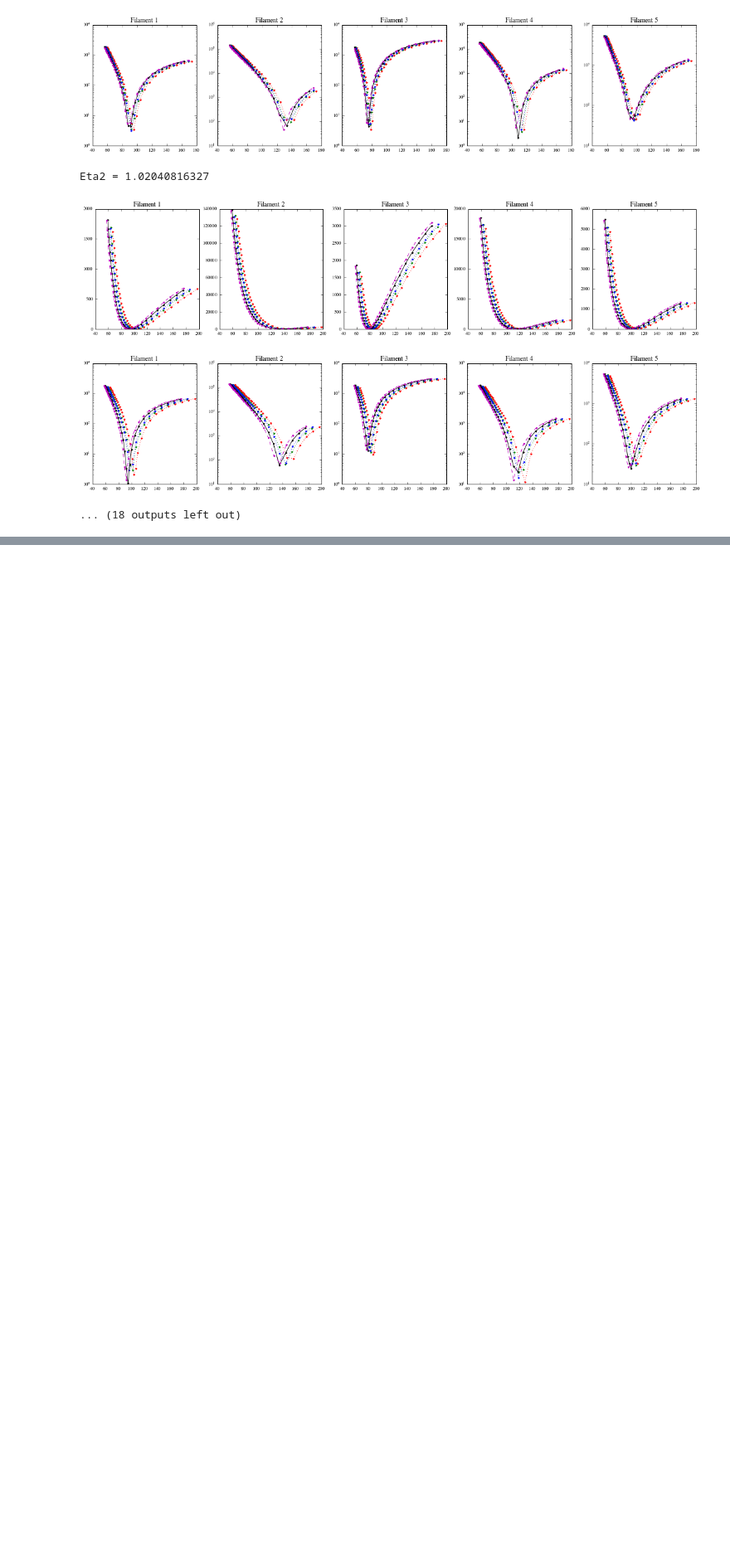
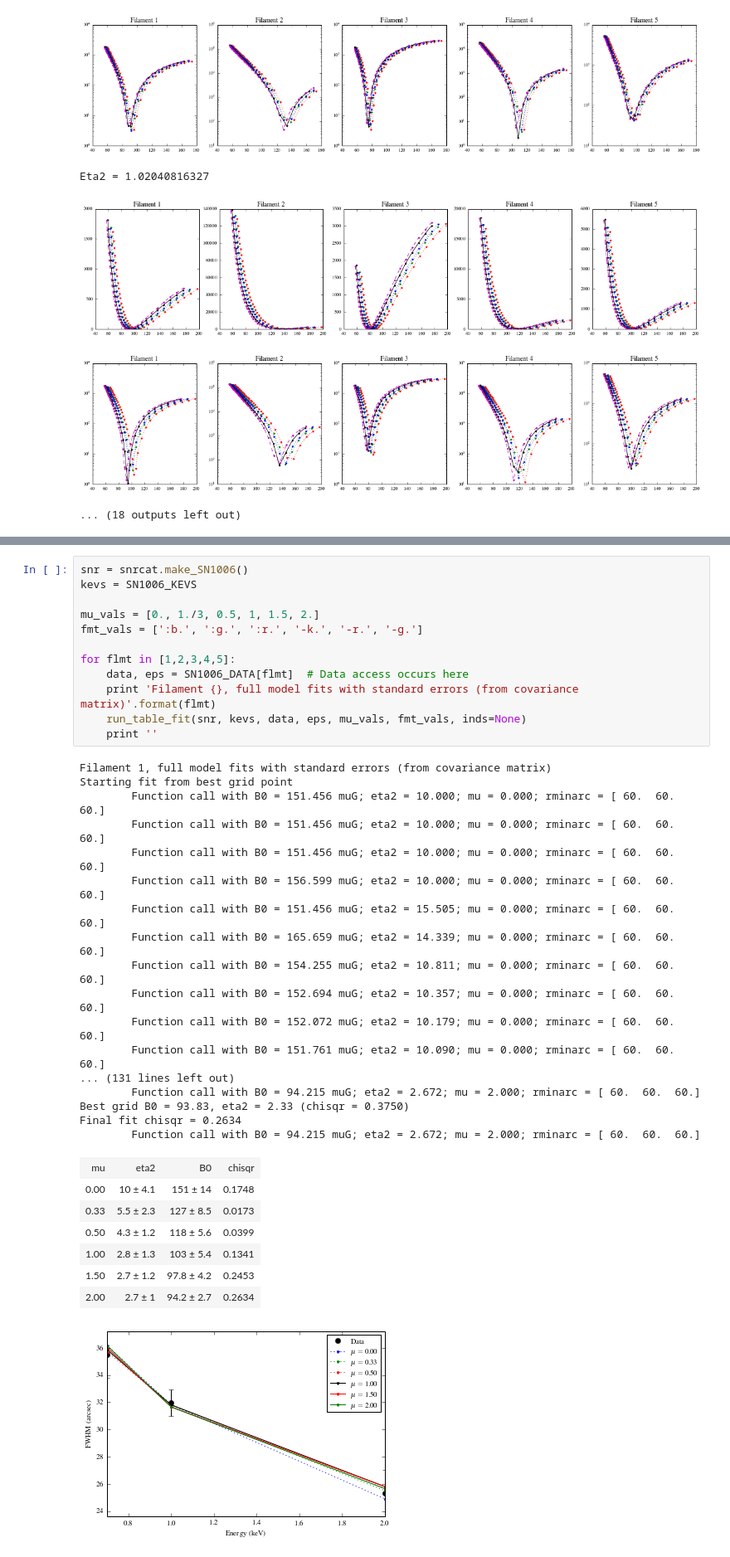
Before and after one commit to aarontran/snr-filaments, a Jupyter notebook: code-models/sn1006-fit-tables.ipynb, the cells around one changed output, grey strips where cells are left out. Shown at 83% size. Cells and saved outputs as stored; diff of their text form; blank space fills up the shorter version.

```diff
--- a/code-models/sn1006-fit-tables.ipynb
+++ b/code-models/sn1006-fit-tables.ipynb
@@ -753,0 +796,38 @@ Final best fit chisqr=0.31
+# %%
+snr = snrcat.make_SN1006()
+kevs = SN1006_KEVS
+
+mu_vals = [0., 1./3, 0.5, 1, 1.5, 2.]
+fmt_vals = [':b.', ':g.', ':r.', '-k.', '-r.', '-g.']
+
+for flmt in [1,2,3,4,5]:
+    data, eps = SN1006_DATA[flmt]  # Data access occurs here
+    print 'Filament {}, full model fits with standard errors (from covariance matrix)'.format(flmt)
+    run_table_fit(snr, kevs, data, eps, mu_vals, fmt_vals, inds=None)
+    print ''
+# %% [output]
+Filament 1, full model fits with standard errors (from covariance matrix)
+Starting fit from best grid point
+        Function call with B0 = 151.456 muG; eta2 = 10.000; mu = 0.000; rminarc = [ 60.  60.  60.]
+        Function call with B0 = 151.456 muG; eta2 = 10.000; mu = 0.000; rminarc = [ 60.  60.  60.]
+        Function call with B0 = 151.456 muG; eta2 = 10.000; mu = 0.000; rminarc = [ 60.  60.  60.]
+        Function call with B0 = 156.599 muG; eta2 = 10.000; mu = 0.000; rminarc = [ 60.  60.  60.]
+        Function call with B0 = 151.456 muG; eta2 = 15.505; mu = 0.000; rminarc = [ 60.  60.  60.]
+        Function call with B0 = 165.659 muG; eta2 = 14.339; mu = 0.000; rminarc = [ 60.  60.  60.]
+        Function call with B0 = 154.255 muG; eta2 = 10.811; mu = 0.000; rminarc = [ 60.  60.  60.]
+        Function call with B0 = 152.694 muG; eta2 = 10.357; mu = 0.000; rminarc = [ 60.  60.  60.]
+        Function call with B0 = 152.072 muG; eta2 = 10.179; mu = 0.000; rminarc = [ 60.  60.  60.]
+        Function call with B0 = 151.761 muG; eta2 = 10.090; mu = 0.000; rminarc = [ 60.  60.  60.]
+... (131 lines left out)
+        Function call with B0 = 94.215 muG; eta2 = 2.672; mu = 2.000; rminarc = [ 60.  60.  60.]
+Best grid B0 = 93.83, eta2 = 2.33 (chisqr = 0.3750)
+Final fit chisqr = 0.2634
+        Function call with B0 = 94.215 muG; eta2 = 2.672; mu = 2.000; rminarc = [ 60.  60.  60.]
+| mu | eta2 | B0 | chisqr |
+| 0.00 | 10 ± 4.1 | 151 ± 14 | 0.1748 |
+| 0.33 | 5.5 ± 2.3 | 127 ± 8.5 | 0.0173 |
+| 0.50 | 4.3 ± 1.2 | 118 ± 5.6 | 0.0399 |
+| 1.00 | 2.8 ± 1.3 | 103 ± 5.4 | 0.1341 |
+| 1.50 | 2.7 ± 1.2 | 97.8 ± 4.2 | 0.2453 |
+| 2.00 | 2.7 ± 1 | 94.2 ± 2.7 | 0.2634 |
+[figure, added]
```
Also changed, not shown: parts of 41 cells of this notebook, 5 other files.
